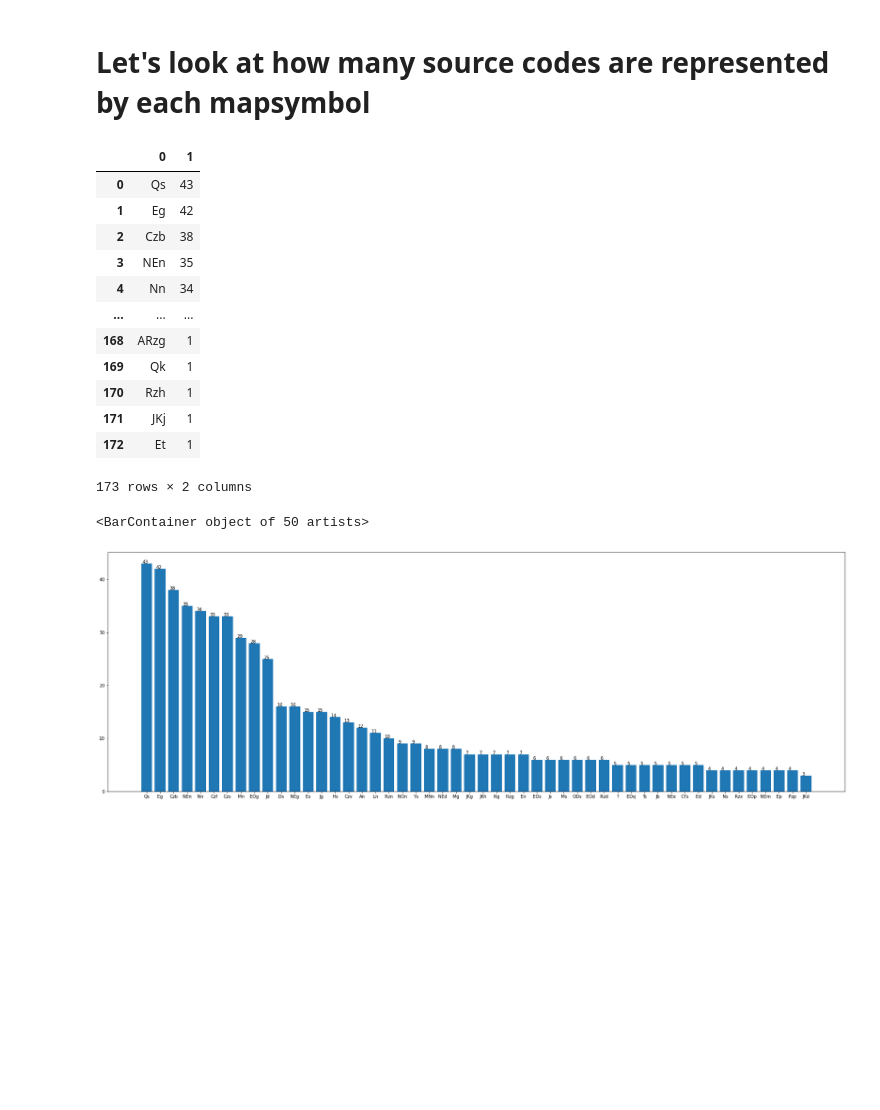
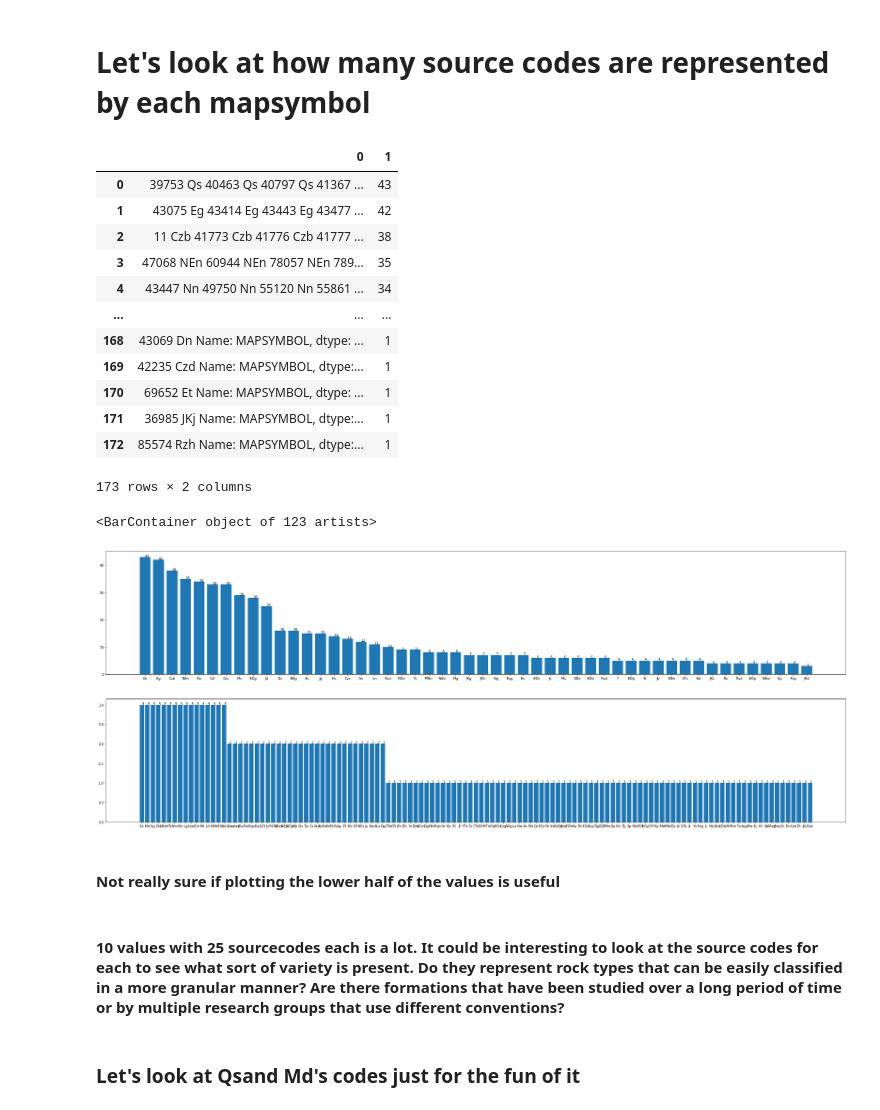
Before and after one commit to selkind/GeoMap, a Jupyter notebook: map_and_ploy_symbol.ipynb, the cells around one changed output. Saved outputs shown, nothing was run; the diff lists cells and outputs as text; code cells hidden in the pictures; blank space fills up the shorter version.

Commit message:
scraped the surface of source code compression

```diff
--- a/map_and_ploy_symbol.ipynb
+++ b/map_and_ploy_symbol.ipynb
@@ -328,30 +329,42 @@ pp.pp(plot_sym_len_anomalies)
 # %% [markdown]
 # Let's look at how many source codes are represented by each mapsymbol
 # %%
-map_sym_src_code_counts = pd.DataFrame(sorted([(i, data[data["MAPSYMBOL"] == i]["SOURCECODE"].unique().shape[0]) for i in map_sym_counts.index], key=lambda x: x[1], reverse=True))
+map_sym_src_code_vals = sorted([data[data["MAPSYMBOL"] == i][["MAPSYMBOL", "SOURCECODE", "SOURCE", "NAME", "DESCR"]].drop_duplicates("SOURCECODE") for i in map_sym_counts.index], key=lambda x: len(x), reverse=True)
+map_sym_src_code_counts = pd.DataFrame([(i["MAPSYMBOL"], len(i)) for i in map_sym_src_code_vals])
 # %%
 display(map_sym_src_code_counts)
 # %% [output]
 |  | 0 | 1 |
-| 0 | Qs | 43 |
-| 1 | Eg | 42 |
-| 2 | Czb | 38 |
-| 3 | NEn | 35 |
-| 4 | Nn | 34 |
+| 0 | 39753 Qs 40463 Qs 40797 Qs 41367 ... | 43 |
+| 1 | 43075 Eg 43414 Eg 43443 Eg 43477 ... | 42 |
+| 2 | 11 Czb 41773 Czb 41776 Czb 41777 ... | 38 |
+| 3 | 47068 NEn 60944 NEn 78057 NEn 789... | 35 |
+| 4 | 43447 Nn 49750 Nn 55120 Nn 55861 ... | 34 |
 | ... | ... | ... |
-| 168 | ARzg | 1 |
-| 169 | Qk | 1 |
-| 170 | Rzh | 1 |
-| 171 | JKj | 1 |
-| 172 | Et | 1 |
+| 168 | 43069 Dn Name: MAPSYMBOL, dtype: ... | 1 |
+| 169 | 42235 Czd Name: MAPSYMBOL, dtype:... | 1 |
+| 170 | 69652 Et Name: MAPSYMBOL, dtype: ... | 1 |
+| 171 | 36985 JKj Name: MAPSYMBOL, dtype:... | 1 |
+| 172 | 85574 Rzh Name: MAPSYMBOL, dtype:... | 1 |
 173 rows × 2 columns
 # %%
-fig, ax = plt.subplots(1, 1, figsize=(30, 10))
+fig, ax = plt.subplots(2, 1, figsize=(40, 15))
 
 for i, v in enumerate(map_sym_src_code_counts[:50][1]):
-    ax.text(i - .3, v, v)
+    ax[0].text(i, v, v)
 
-ax.bar(map_sym_src_code_counts[:50][0],map_sym_src_code_counts[:50][1])
+ax[0].bar(map_sym_src_code_counts[:50][0],map_sym_src_code_counts[:50][1])
+
+for i, v in enumerate(map_sym_src_code_counts[50:][1]):
+    ax[1].text(i, v, v)
+
+ax[1].bar(map_sym_src_code_counts[50:][0],map_sym_src_code_counts[50:][1])
 # %% [output]
-<BarContainer object of 50 artists>
+<BarContainer object of 123 artists>
-[figure, old version]
+[figure, new version]
+# %% [markdown]
+#### Not really sure if plotting the lower half of the values is useful
+# %% [markdown]
+#### 10 values with 25 sourcecodes each is a lot. It could be interesting to look at the source codes for each to see what sort of variety is present. Do they represent rock types that can be easily classified in a more granular manner? Are there formations that have been studied over a long period of time or by multiple research groups that use different conventions?
+# %% [markdown]
+### Let's look at Qsand Md's codes just for the fun of it
```
Also changed, not shown: parts of 5 cells of this notebook.
